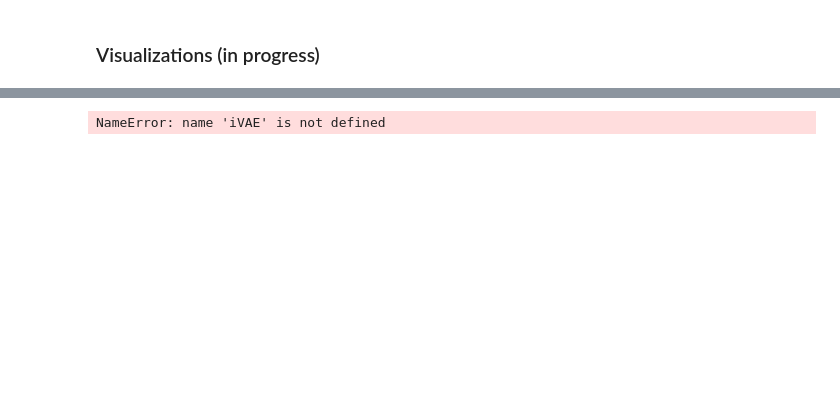
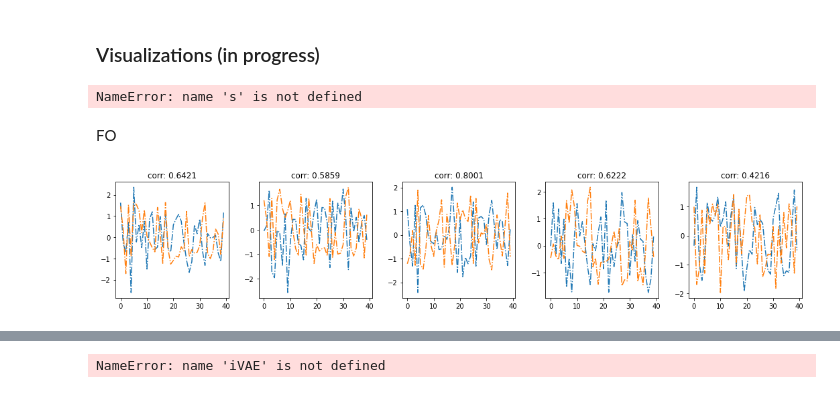
Before and after one commit to TimStolp/iFlow, a Jupyter notebook: Figure_3_visualization.ipynb, the cells around one changed output, grey strips where cells are left out. Saved outputs shown, nothing was run; the diff lists cells and outputs as text; code cells hidden in the pictures; blank space fills up the shorter version.

```diff
--- a/Figure_3_visualization.ipynb
+++ b/Figure_3_visualization.ipynb
@@ -164,3 +164,63 @@ DONE.
 # %% [markdown]
 ### Visualizations (in progress)
+# %%
+# Get correlation coefficients
+corr_coefs, _ = correlation_coefficients(s, z_est)
+
+n, n_segments = u.shape
+mean_source = np.zeros((5, n_segments))
+mean_est = np.zeros((5, n_segments))
+
+for i in range(n_segments):
+    for dim in range(5):
+        mean_source[dim][i] = np.mean(s[i*1000:(i+1)*1000, [dim]])
+        mean_est[dim][i] = np.mean(z_est[i*1000:(i+1)*1000, [dim]])
+
+#         axes[dim].plot(mean_source[i])
+#         axes[dim].plot(mean_est[i])
+
+# Standardize both signals (mean=0, std=1)
+mean_source = (mean_source - np.mean(mean_source, axis=0)) / np.std(mean_source, axis=0)
+mean_est = (mean_est - np.mean(mean_est, axis=0)) / np.std(mean_est, axis=0)
+
+fig, axes = plt.subplots(1, 5, figsize=(15, 3))
+fig.tight_layout()
+
+for i in range(5):
+    axes[i].plot(mean_source[i], linestyle='-.')
+    axes[i].plot(mean_est[i], linestyle='-.')
+    axes[i].set_title("corr: " + str(round(corr_coefs[i], 4)))
+plt.show()
+# %% [output]
+NameError: name 's' is not defined
+# %% [markdown]
+FO
+# %%
+# Get correlation coefficients
+corr_coefs, _ = correlation_coefficients(s, z_est)
+
+fig, axes = plt.subplots(1, 5, figsize=(15, 3))
+fig.tight_layout()
+
+for i in range(5):
+    source = s[:, [i]]
+    est = z_est[:, [i]]
+
+    # Standardize both signals (mean=0, std=1)
+    source = (source - np.mean(source)) / np.std(source)
+    est = (est - np.mean(est)) / np.std(est)
+
+    axes[i].plot(source, linestyle='-.')
+    axes[i].plot(est, linestyle='-.')
+    axes[i].set_title("corr: " + str(round(corr_coefs[i], 4)))
+plt.show()
+
+#######################
+# Some notable differences:
+# A sign flip, original authors might have removed any permutations (sign-flips) already such that negative
+# correlations are avoided in the plotted Figures.
+
+# The signals in our Figures are less aligned.
+# %% [output]
+[figure, added]
 # %%
```
Also changed, not shown: parts of 12 cells of this notebook.
